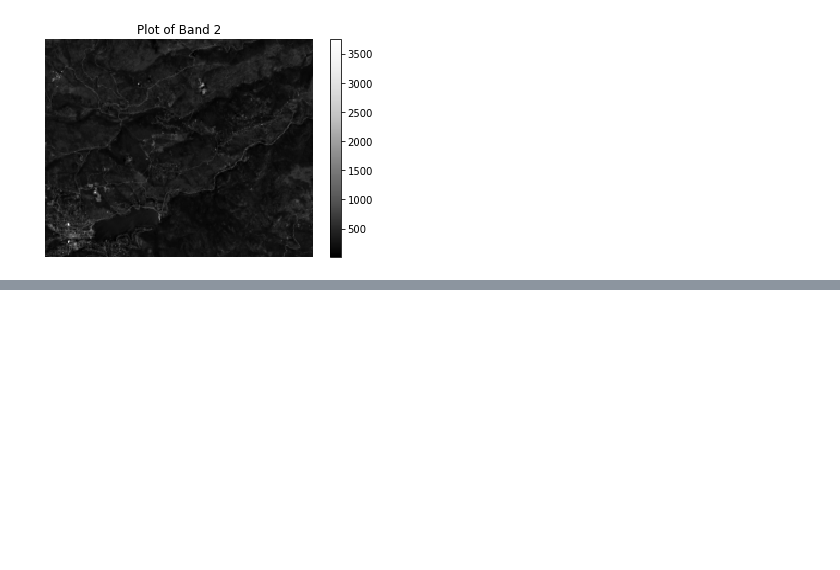
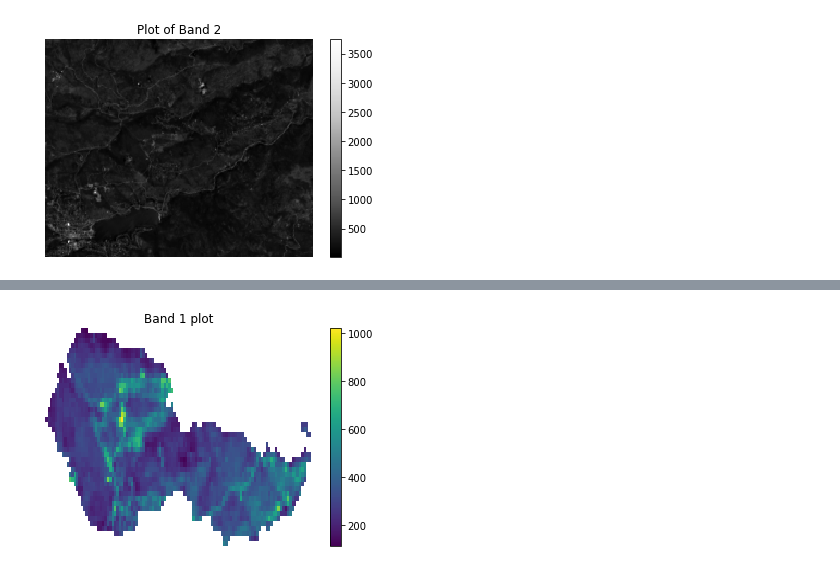
Before and after one commit to Fariborz-Nasr/Intermediate-earth-data-science, a Jupyter notebook: Section 5. Multispectral Remote Sensing Data in Python/Chap-9/Lesson 2. Open and Crop Landsat Remote Sensing Data in Open Source Python.ipynb, the cells around one changed output, grey strips where cells are left out. Cells and saved outputs as stored; diff of their text form; code cells hidden in the pictures; blank space fills up the shorter version.

```diff
--- a/Section 5. Multispectral Remote Sensing Data in Python/Chap-9/Lesson 2. Open and Crop Landsat Remote Sensing Data in Open Source Python.ipynb
+++ b/Section 5. Multispectral Remote Sensing Data in Python/Chap-9/Lesson 2. Open and Crop Landsat Remote Sensing Data in Open Source Python.ipynb
@@ -91,0 +212,12 @@ plt.show()
+# %%
+# test the function
+cleaned_band = open_clean_band(all_landsat_post_bands[0], fire_boundary_utmz13)
+
+# plot the data
+f, ax = plt.subplots()
+cleaned_band.plot(ax=ax)
+ax.set_title("Band 1 plot")
+ax.set_axis_off()
+plt.show()
+# %% [output]
+[figure, added]
```
Also changed, not shown: parts of 18 cells of this notebook.
